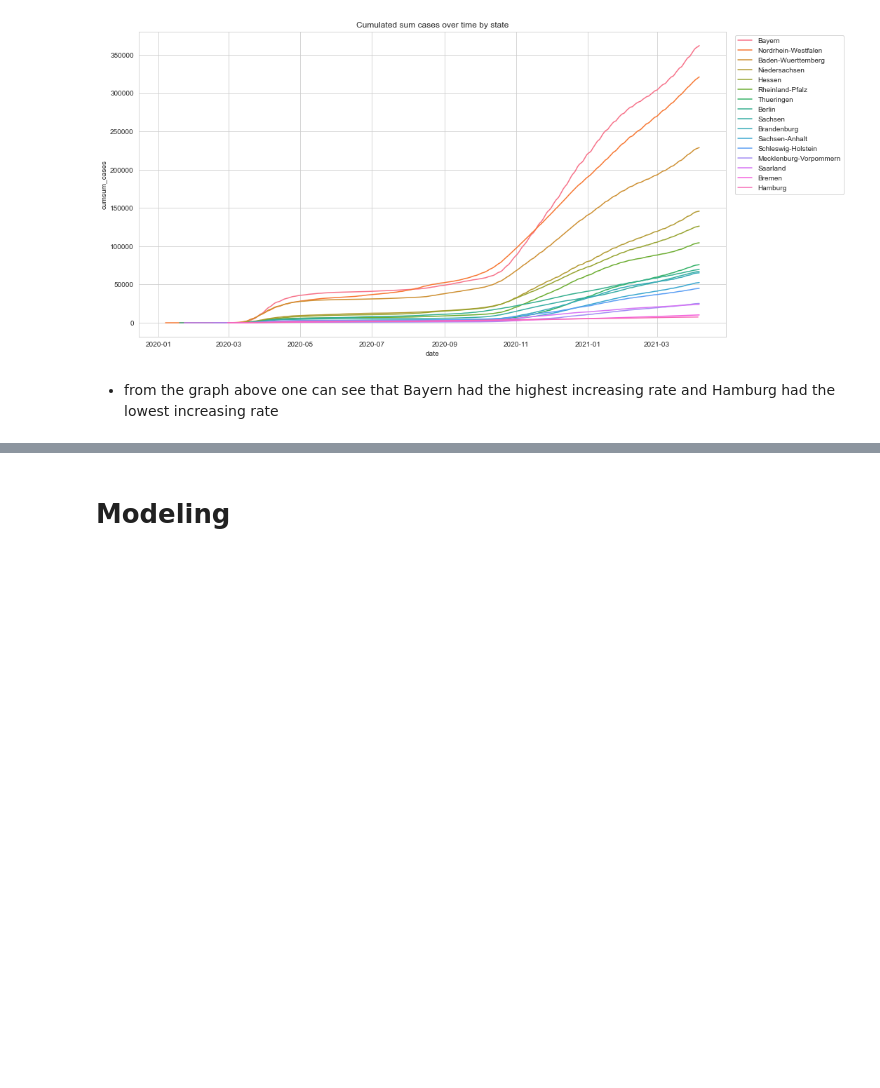
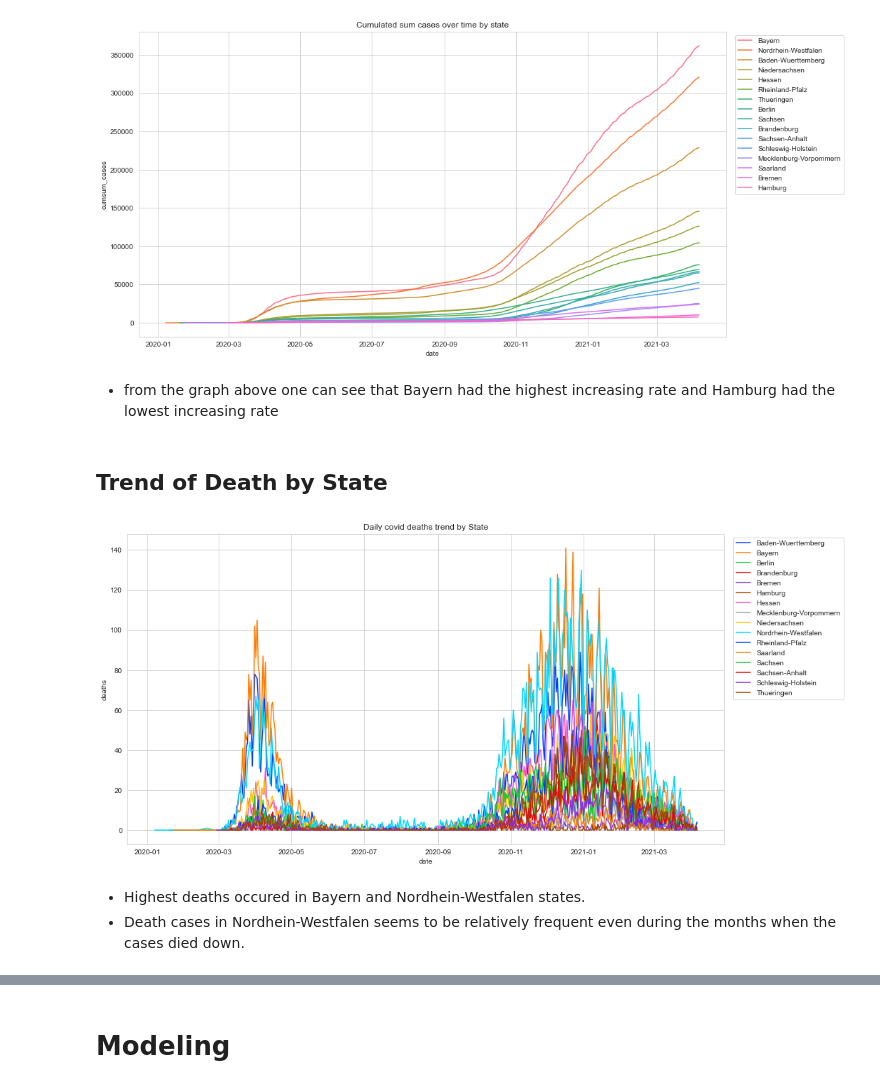
Before and after one commit to CrispenChisina07/Covid-19-in-Germany-Analysis, a Jupyter notebook: CSE 351 Final Project.ipynb, the cells around one changed output, grey strips where cells are left out. Cells and saved outputs as stored; diff of their text form; code cells hidden in the pictures; blank space fills up the shorter version.

```diff
--- a/CSE 351 Final Project.ipynb
+++ b/CSE 351 Final Project.ipynb
@@ -294,3 +297,17 @@ plt.show()
 [figure]
 # %% [markdown]
 * from the graph above one can see that Bayern had the highest increasing rate and Hamburg had the lowest increasing rate
+# %% [markdown]
+## Trend of Death by State
+# %%
+plt.figure(figsize=(15, 8))
+ln = sns.lineplot(data=covid_bystate, x="date", y="deaths",
+                  hue="state", palette='bright')
+ln.legend(bbox_to_anchor=(1.01, 1), loc='upper left')
+plt.title("Daily covid deaths trend by State")
+plt.show()
+# %% [output]
+[figure, added]
+# %% [markdown]
+* Highest deaths occured in Bayern and Nordhein-Westfalen states.
+* Death cases in Nordhein-Westfalen seems to be relatively frequent even during the months when the cases died down.
```
Also changed, not shown: parts of 16 cells of this notebook.
